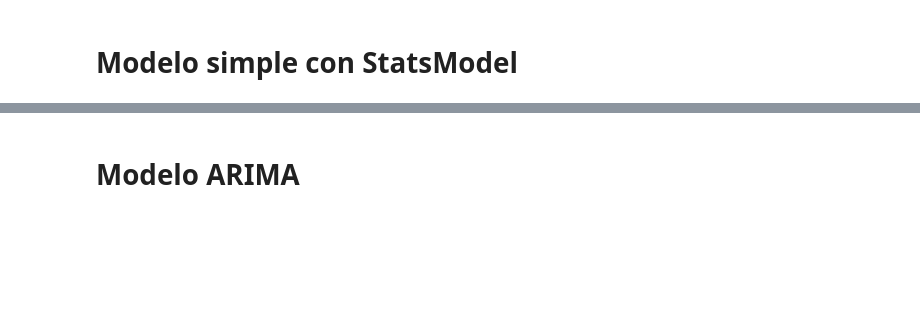
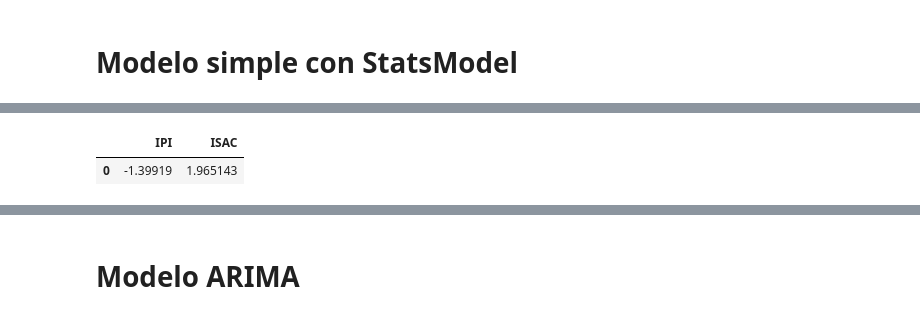
Before and after one commit to luciojosep/AnalisisCuantitativoAvanzado, a Jupyter notebook: SeriesdeTiempo/ARIMA.ipynb, the cells around one changed output, grey strips where cells are left out. Cells and saved outputs as stored; diff of their text form; code cells hidden in the pictures; blank space fills up the shorter version.

```diff
--- a/SeriesdeTiempo/ARIMA.ipynb
+++ b/SeriesdeTiempo/ARIMA.ipynb
@@ -147,7 +141,12 @@ Covariance Type:            nonrobust
 Notes:
 [1] Standard Errors assume that the covariance matrix of the errors is correctly specified.
 # %%
-X =  pd.DataFrame({'IPI': [df['IPI'][-1]], 'ISAC': [df['ISAC'][-1]]})
+X =  pd.DataFrame({'IPI': [df['IPI'][-2]], 'ISAC': [df['ISAC'][-2]]})
+# %%
+X
+# %% [output]
+|  | IPI | ISAC |
+| 0 | -1.39919 | 1.965143 |
 # %%
 print(results.predict(X)[0])
 # %% [output]
```
Also changed, not shown: parts of 17 cells of this notebook.
